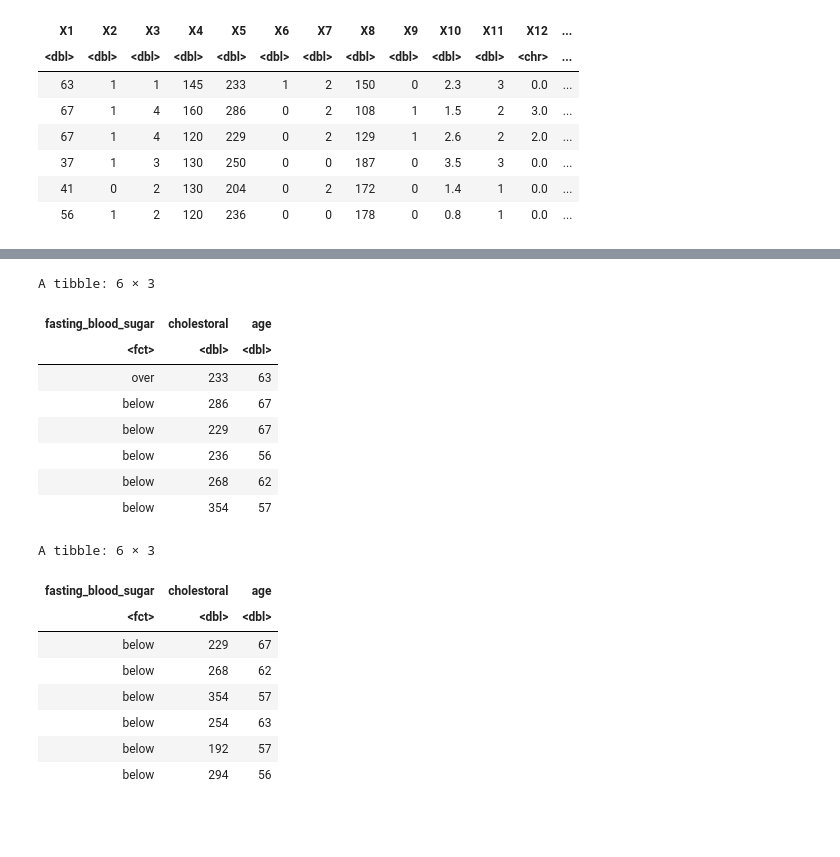
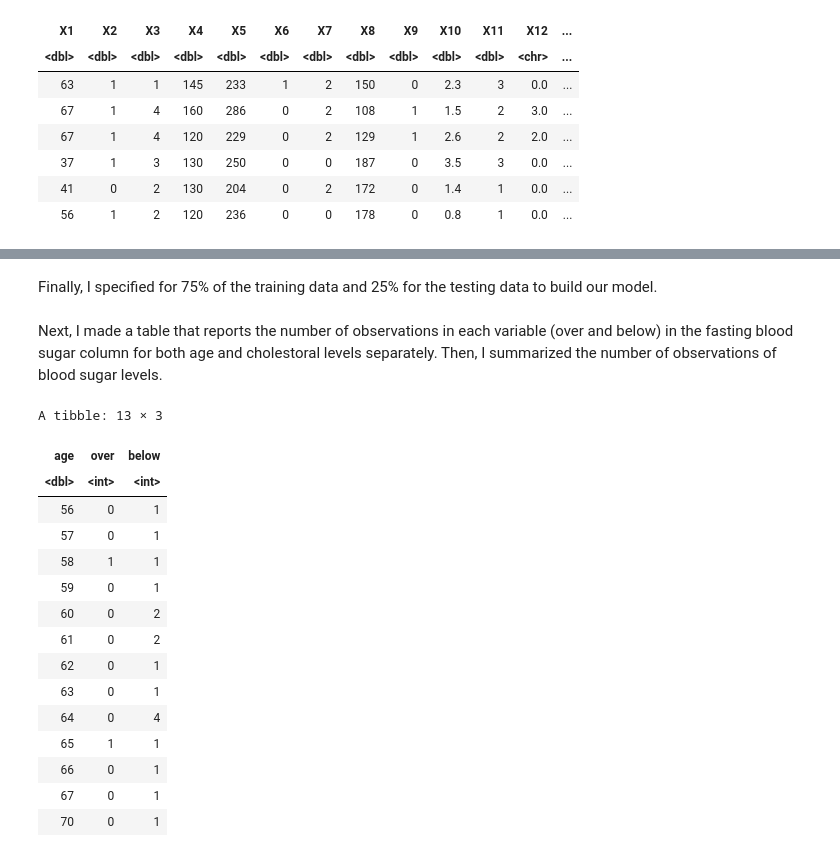
Before and after one commit to MelissaK9/dsci-100-2024s1, a Jupyter notebook: Melissakim.ipynb, the cells around one changed output, grey strips where cells are left out. Saved outputs shown, nothing was run; the diff lists cells and outputs as text; code cells hidden in the pictures; blank space fills up the shorter version.

```diff
--- a/Melissakim.ipynb
+++ b/Melissakim.ipynb
@@ -91,31 +76,34 @@ A tibble: 6 × 3
-# %%
-new_data <- mutated_data |> drop_na ()
-head(new_data)
-# %% [output]
-A tibble: 6 × 3
-| fasting_blood_sugar | cholestoral | age |
-| <fct> | <dbl> | <dbl> |
-| over | 233 | 63 |
-| below | 286 | 67 |
-| below | 229 | 67 |
-| below | 236 | 56 |
-| below | 268 | 62 |
-| below | 354 | 57 |
+# %% [markdown]
+Finally, I specified for 75% of the training data and 25% for the testing data to build our model.
 # %%
 
 set.seed(3456)
-cleveland_split <- initial_split(new_data, prop = 0.75, strata = fasting_blood_sugar)
+cleveland_split <- initial_split(mutated_data, prop = 0.75, strata = fasting_blood_sugar)
 cleveland_train<- training(cleveland_split)
 cleveland_test<- testing(cleveland_split)
-
-head(cleveland_train)
-# %% [output]
-A tibble: 6 × 3
-| fasting_blood_sugar | cholestoral | age |
-| <fct> | <dbl> | <dbl> |
-| below | 229 | 67 |
-| below | 268 | 62 |
-| below | 354 | 57 |
-| below | 254 | 63 |
-| below | 192 | 57 |
-| below | 294 | 56 |
+# %% [markdown]
+Next, I made a table that reports the number of observations in each variable (over and below) in the fasting blood sugar column for both age and cholestoral levels separately. Then, I summarized the number of observations of blood sugar levels.
+# %%
+cleveland_table <- cleveland_train |>
+        group_by(age) |>
+        summarize(
+    over = sum(fasting_blood_sugar == "over"),
+    below = sum(fasting_blood_sugar == "below"))
+cleveland_table
+# %% [output]
+A tibble: 13 × 3
+| age | over | below |
+| <dbl> | <int> | <int> |
+| 56 | 0 | 1 |
+| 57 | 0 | 1 |
+| 58 | 1 | 1 |
+| 59 | 0 | 1 |
+| 60 | 0 | 2 |
+| 61 | 0 | 2 |
+| 62 | 0 | 1 |
+| 63 | 0 | 1 |
+| 64 | 0 | 4 |
+| 65 | 1 | 1 |
+| 66 | 0 | 1 |
+| 67 | 0 | 1 |
+| 70 | 0 | 1 |
```
Also changed, not shown: parts of 13 cells of this notebook.
